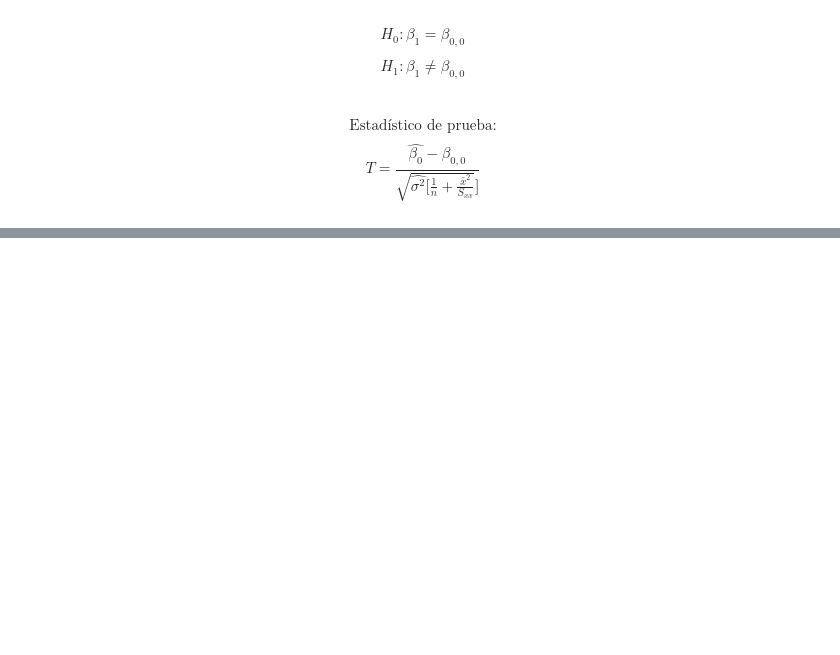
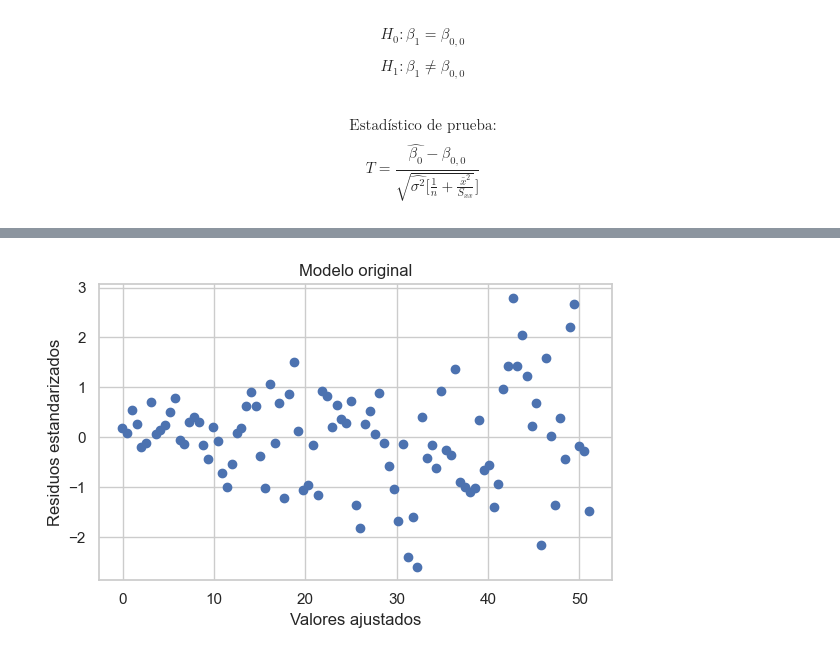
Before and after one commit to ppandomail/est, a Jupyter notebook: 4-regresion-lineal.ipynb, the cells around one changed output, grey strips where cells are left out. Drawn from its saved outputs; the diff is of its cells as text; code cells hidden in the pictures; blank space fills up the shorter version.

```diff
--- a/4-regresion-lineal.ipynb
+++ b/4-regresion-lineal.ipynb
@@ -230,0 +336,11 @@ $$T = \frac{\hat{\beta_0} - \beta_{0,0}}{\sqrt{\hat{\sigma^2} [\frac{1}{n} + \fr
+# %%
+# Gráfico de residuos vs valores ajustados (modelo original)
+plt.figure(figsize=(6, 4))
+plt.scatter(modelo.fittedvalues, sm.OLS(y, X).fit().get_influence().resid_studentized_internal)
+plt.xlabel('Valores ajustados')
+plt.ylabel('Residuos estandarizados')
+plt.title('Modelo original')
+plt.tight_layout()
+plt.show()
+# %% [output]
+[figure, added]
```
Also changed, not shown: parts of 19 cells of this notebook, 2 other files.
